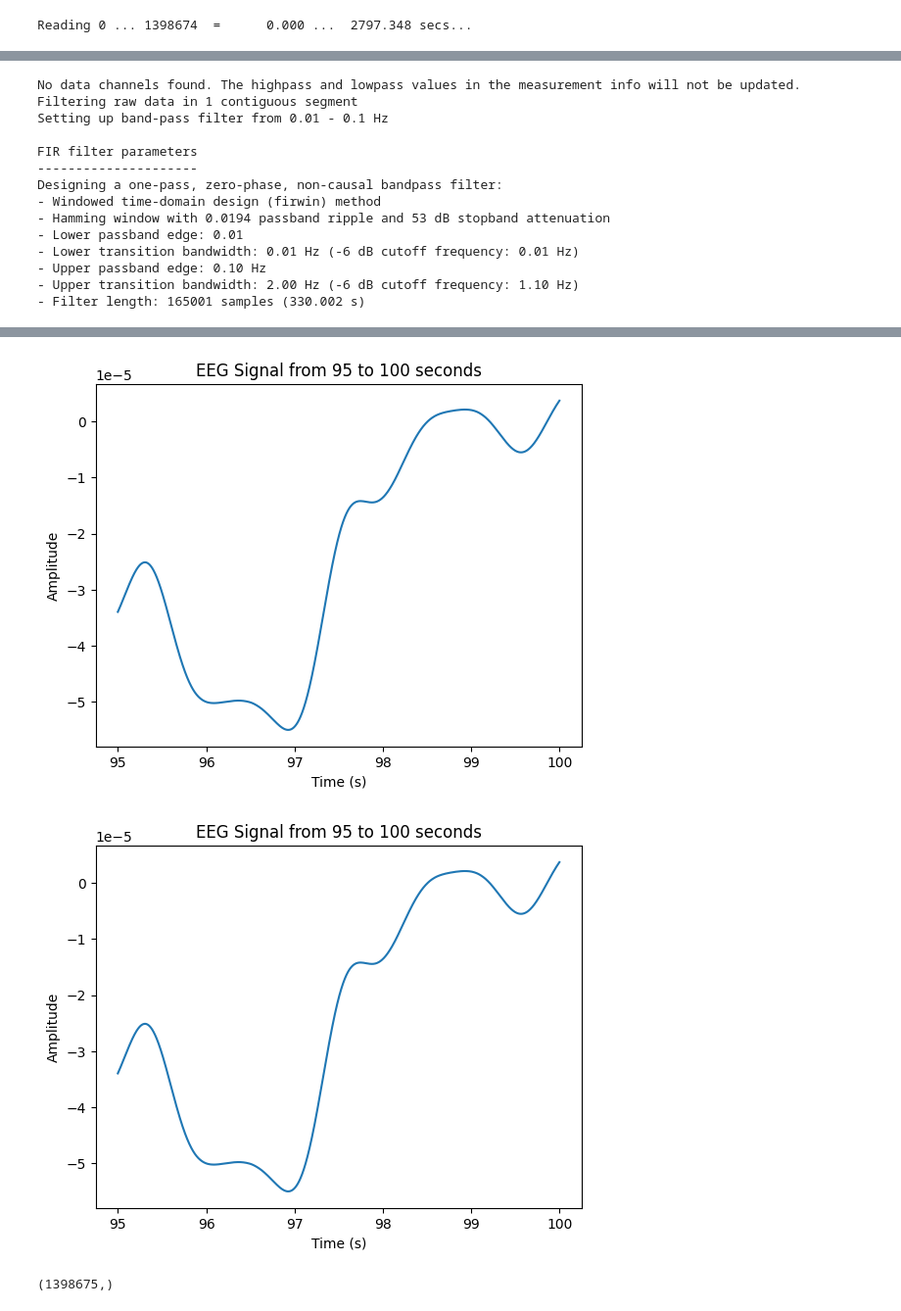
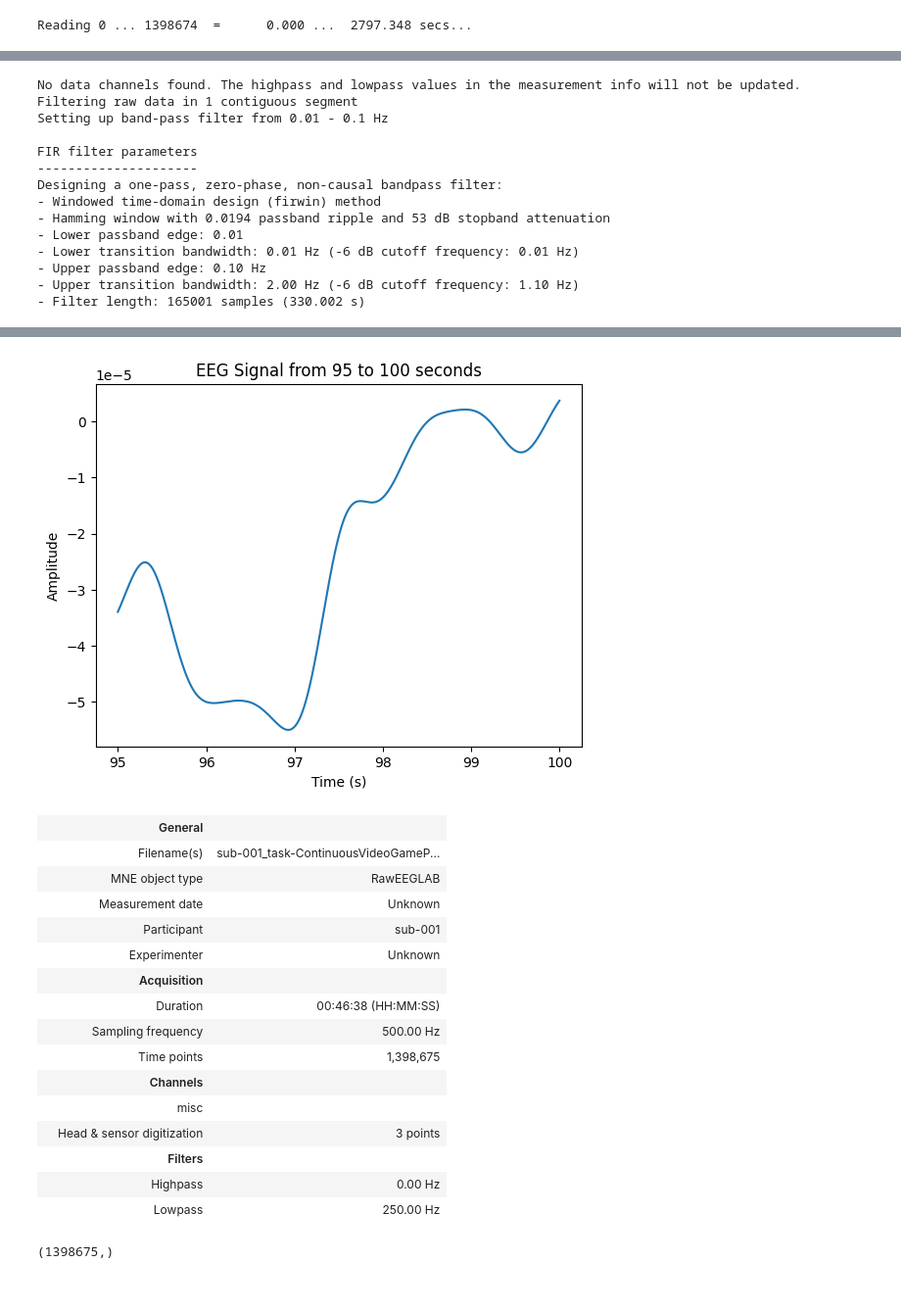
Before and after one commit to YannickLeon/EEGAnalysis, a Jupyter notebook: filtering2.ipynb, the cells around one changed output, grey strips where cells are left out. Shown at 98% size. Cells and saved outputs as stored; diff of their text form; code cells hidden in the pictures.

```diff
--- a/filtering2.ipynb
+++ b/filtering2.ipynb
@@ -53,7 +53,7 @@ plot_data(raw, start=95, end=100)
 # raw.resample(1)
 # plot_data(raw, 1)
 raw.apply_hilbert(picks="all")
-plot_data(raw, start=95, end=100)
+#plot_data(raw, start=95, end=100)
 # %% [output]
 [figure]
 No data channels found. The highpass and lowpass values in the measurement info will not be updated.
@@ -74,5 +74,20 @@ Designing a one-pass, zero-phase, non-causal bandpass filter:
 [figure]
-[figure, removed]
+|  | General |  |
+|  | Filename(s) | sub-001_task-ContinuousVideoGameP... |
+|  | MNE object type | RawEEGLAB |
+|  | Measurement date | Unknown |
+|  | Participant | sub-001 |
+|  | Experimenter | Unknown |
+|  | Acquisition |  |
+|  | Duration | 00:46:38 (HH:MM:SS) |
+|  | Sampling frequency | 500.00 Hz |
+|  | Time points | 1,398,675 |
+|  | Channels |  |
+|  | misc |  |
+|  | Head & sensor digitization | 3 points |
+|  | Filters |  |
+|  | Highpass | 0.00 Hz |
+|  | Lowpass | 250.00 Hz |
 # %%
 test = np.angle(raw.get_data(picks="all"))
 # %%
```
Also changed, not shown: parts of 12 cells of this notebook, 1 other file.
